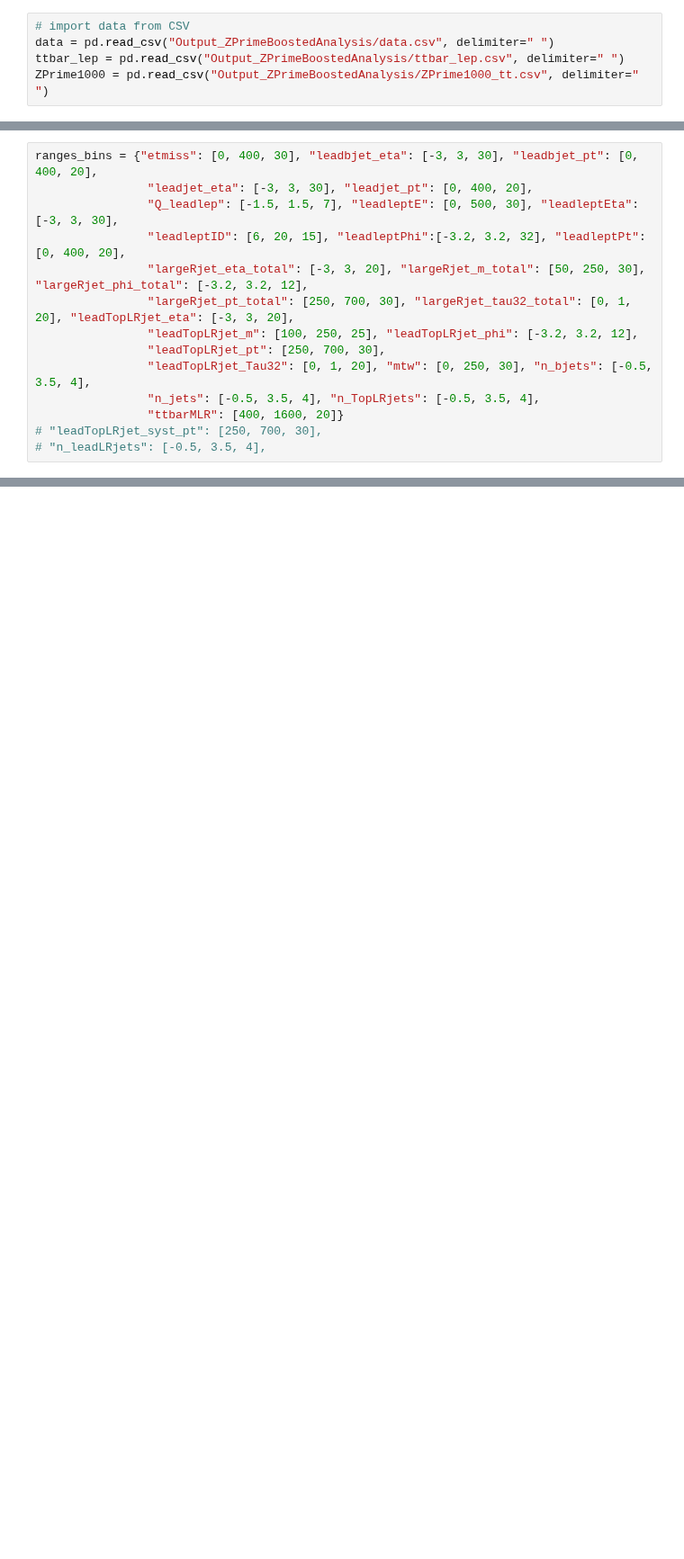
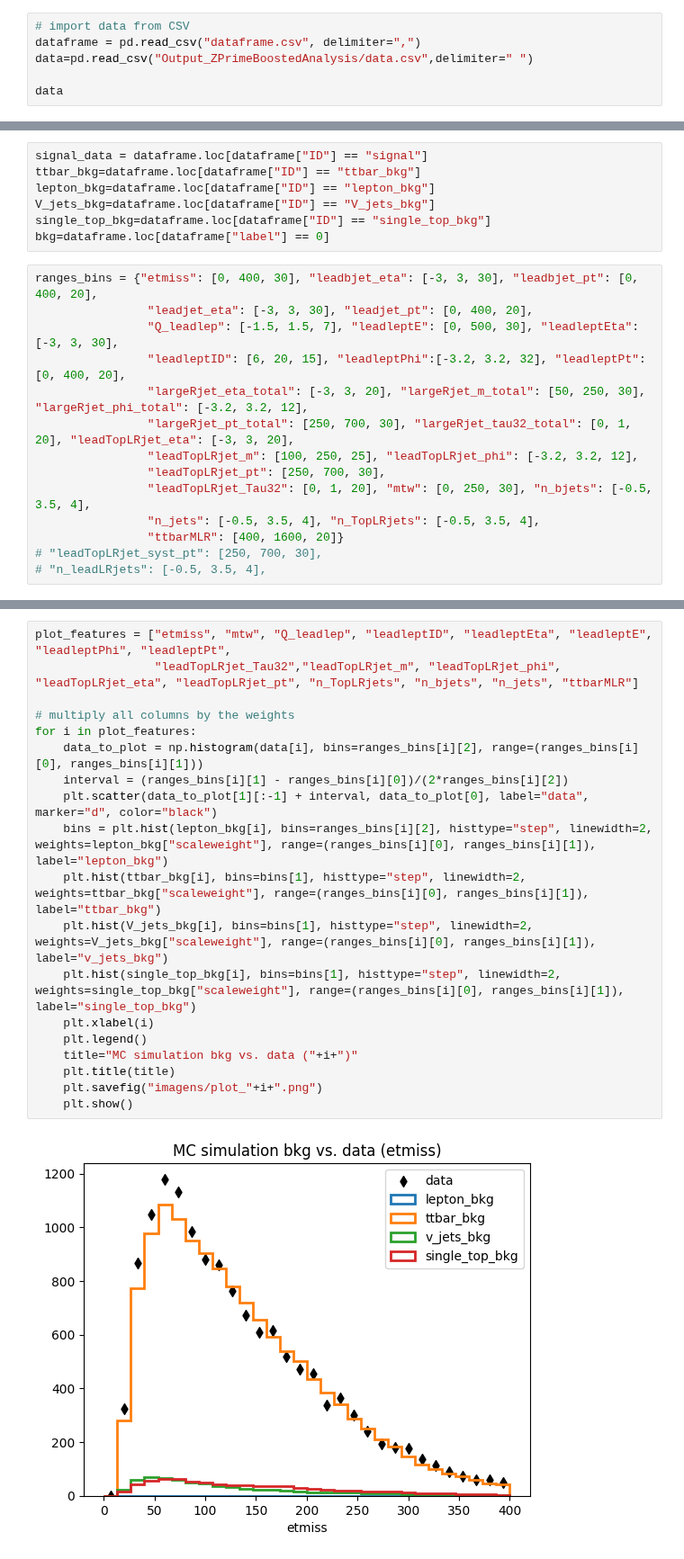
Before and after one commit to joaopedrobiu6/MASHEP_jbiu, a Jupyter notebook: Projeto/DataExploration.ipynb, the cells around one changed output, grey strips where cells are left out. Shown at 90% size. Cells and saved outputs as stored; diff of their text form; blank space fills up the shorter version.

Commit message:
updated with imagens!!!!!!

```diff
--- a/Projeto/DataExploration.ipynb
+++ b/Projeto/DataExploration.ipynb
@@ -4,6 +4,7 @@ import numpy as np
 import matplotlib.pyplot as plt
 # %%
 # import data from CSV
-data = pd.read_csv("Output_ZPrimeBoostedAnalysis/data.csv", delimiter=" ")
-ttbar_lep = pd.read_csv("Output_ZPrimeBoostedAnalysis/ttbar_lep.csv", delimiter=" ")
-ZPrime1000 = pd.read_csv("Output_ZPrimeBoostedAnalysis/ZPrime1000_tt.csv", delimiter=" ")
+dataframe = pd.read_csv("dataframe.csv", delimiter=",")
+data=pd.read_csv("Output_ZPrimeBoostedAnalysis/data.csv",delimiter=" ")
+
+data
@@ -48,3 +25,10 @@ ttbarMLR
+# %%
+signal_data = dataframe.loc[dataframe["ID"] == "signal"]
+ttbar_bkg=dataframe.loc[dataframe["ID"] == "ttbar_bkg"]
+lepton_bkg=dataframe.loc[dataframe["ID"] == "lepton_bkg"]
+V_jets_bkg=dataframe.loc[dataframe["ID"] == "V_jets_bkg"]
+single_top_bkg=dataframe.loc[dataframe["ID"] == "single_top_bkg"]
+bkg=dataframe.loc[dataframe["label"] == 0]
 # %%
 ranges_bins = {"etmiss": [0, 400, 30], "leadbjet_eta": [-3, 3, 30], "leadbjet_pt": [0, 400, 20],
                 "leadjet_eta": [-3, 3, 30], "leadjet_pt": [0, 400, 20],
@@ -90,0 +46,21 @@ plt.hist(ttbar_lep["weight"]*0.0924183, bins=30, histtype="step", linewidth=2)
+# %%
+plot_features = ["etmiss", "mtw", "Q_leadlep", "leadleptID", "leadleptEta", "leadleptE", "leadleptPhi", "leadleptPt",
+                 "leadTopLRjet_Tau32","leadTopLRjet_m", "leadTopLRjet_phi", "leadTopLRjet_eta", "leadTopLRjet_pt", "n_TopLRjets", "n_bjets", "n_jets", "ttbarMLR"]
+
+# multiply all columns by the weights
+for i in plot_features:
+    data_to_plot = np.histogram(data[i], bins=ranges_bins[i][2], range=(ranges_bins[i][0], ranges_bins[i][1]))
+    interval = (ranges_bins[i][1] - ranges_bins[i][0])/(2*ranges_bins[i][2])
+    plt.scatter(data_to_plot[1][:-1] + interval, data_to_plot[0], label="data", marker="d", color="black")
+    bins = plt.hist(lepton_bkg[i], bins=ranges_bins[i][2], histtype="step", linewidth=2, weights=lepton_bkg["scaleweight"], range=(ranges_bins[i][0], ranges_bins[i][1]), label="lepton_bkg")
+    plt.hist(ttbar_bkg[i], bins=bins[1], histtype="step", linewidth=2, weights=ttbar_bkg["scaleweight"], range=(ranges_bins[i][0], ranges_bins[i][1]), label="ttbar_bkg")
+    plt.hist(V_jets_bkg[i], bins=bins[1], histtype="step", linewidth=2, weights=V_jets_bkg["scaleweight"], range=(ranges_bins[i][0], ranges_bins[i][1]), label="v_jets_bkg")
+    plt.hist(single_top_bkg[i], bins=bins[1], histtype="step", linewidth=2, weights=single_top_bkg["scaleweight"], range=(ranges_bins[i][0], ranges_bins[i][1]), label="single_top_bkg")
+    plt.xlabel(i)
+    plt.legend()
+    title="MC simulation bkg vs. data ("+i+")"
+    plt.title(title)
+    plt.savefig("imagens/plot_"+i+".png")
+    plt.show()
+# %% [output]
+[figure, added]
```
Also changed, not shown: parts of 10 cells of this notebook, 25 other files.
